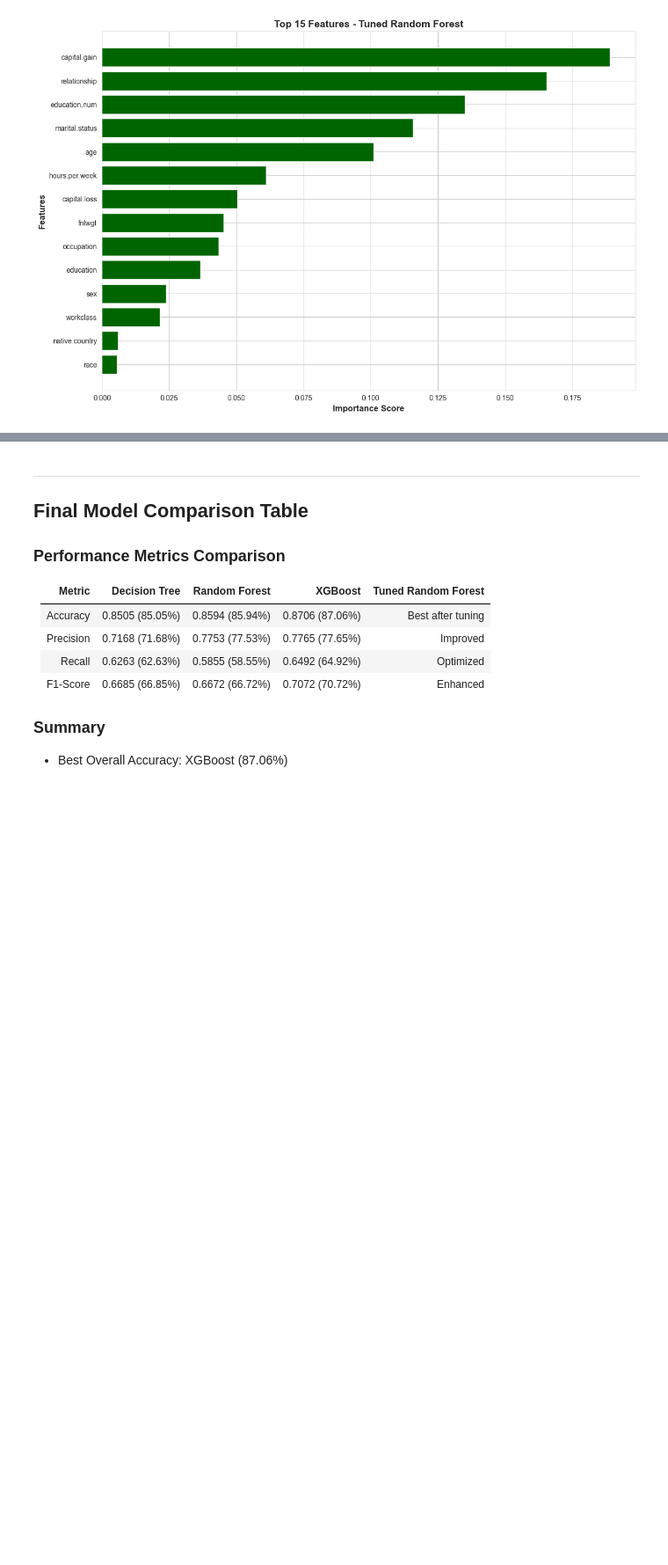
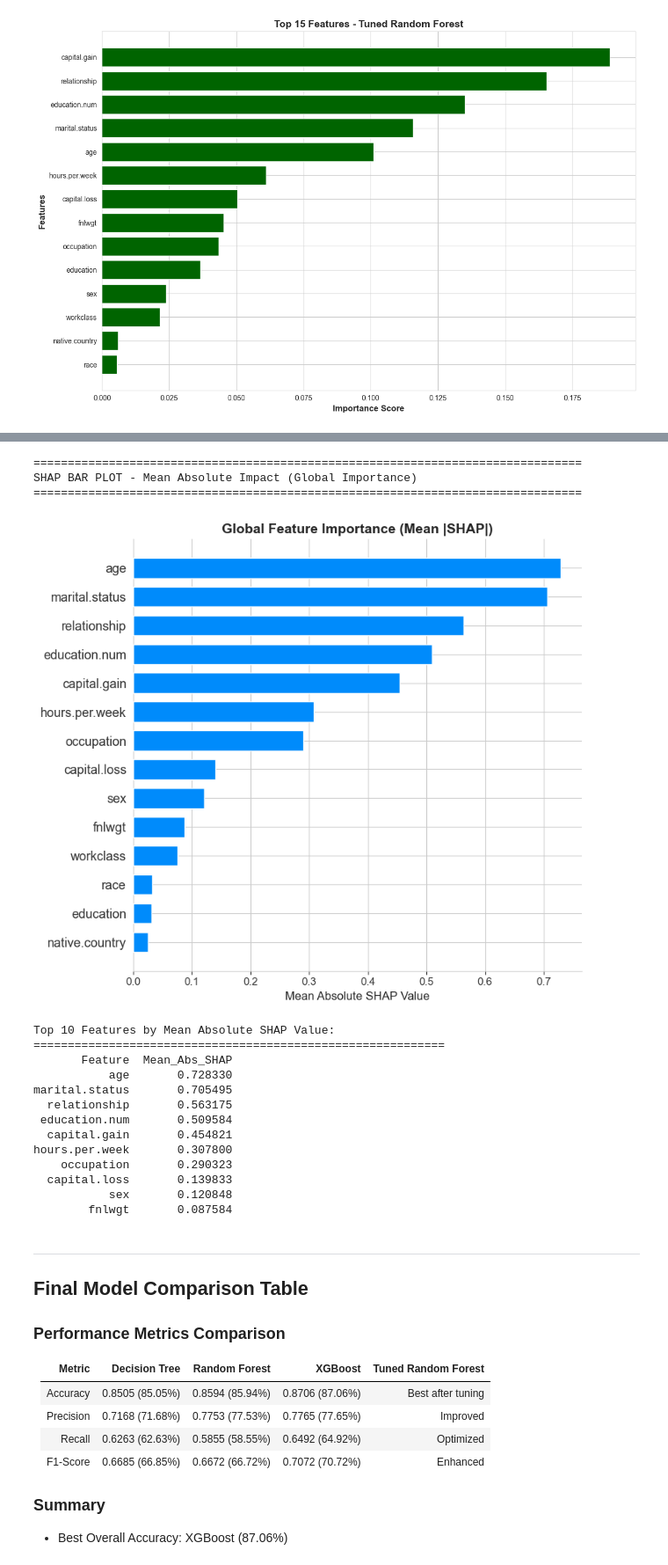
Before and after one commit to KaustubhNair-bot/AI_training_BOT, a Jupyter notebook: Tree_based_model/tree_basedmodel_kaustubh.ipynb, the cells around one changed output, grey strips where cells are left out. Shown at 88% size. Saved outputs shown, nothing was run; the diff lists cells and outputs as text; code cells hidden in the pictures; blank space fills up the shorter version.

```diff
--- a/Tree_based_model/tree_basedmodel_kaustubh.ipynb
+++ b/Tree_based_model/tree_basedmodel_kaustubh.ipynb
@@ -671,3 +754,45 @@ Top 10 Features from Tuned Model:
+# %%
+# 2. BAR PLOT - Global Feature Importance
+print("="*80)
+print("SHAP BAR PLOT - Mean Absolute Impact (Global Importance)")
+print("="*80)
+
+plt.figure(figsize=(10, 8))
+shap.summary_plot(shap_values, X_test, feature_names=X.columns,
+                  plot_type="bar", show=False)
+plt.title('Global Feature Importance (Mean |SHAP|)', fontsize=14, fontweight='bold')
+plt.xlabel('Mean Absolute SHAP Value', fontsize=12)
+plt.tight_layout()
+plt.show()
+
+# Calculate and display top features
+mean_abs_shap = np.abs(shap_values).mean(axis=0)
+feature_importance_shap = pd.DataFrame({
+    'Feature': X.columns,
+    'Mean_Abs_SHAP': mean_abs_shap
+}).sort_values('Mean_Abs_SHAP', ascending=False)
+
+print("\nTop 10 Features by Mean Absolute SHAP Value:")
+print("="*60)
+print(feature_importance_shap.head(10).to_string(index=False))
+# %% [output]
+================================================================================
+SHAP BAR PLOT - Mean Absolute Impact (Global Importance)
+================================================================================
+[figure, added]
+Top 10 Features by Mean Absolute SHAP Value:
+============================================================
+       Feature  Mean_Abs_SHAP
+           age       0.728330
+marital.status       0.705495
+  relationship       0.563175
+ education.num       0.509584
+  capital.gain       0.454821
+hours.per.week       0.307800
+    occupation       0.290323
+  capital.loss       0.139833
+           sex       0.120848
+        fnlwgt       0.087584
 # %% [markdown]
 ---
 ## Final Model Comparison Table
```
Also changed, not shown: parts of 11 cells of this notebook, 1 other file.
